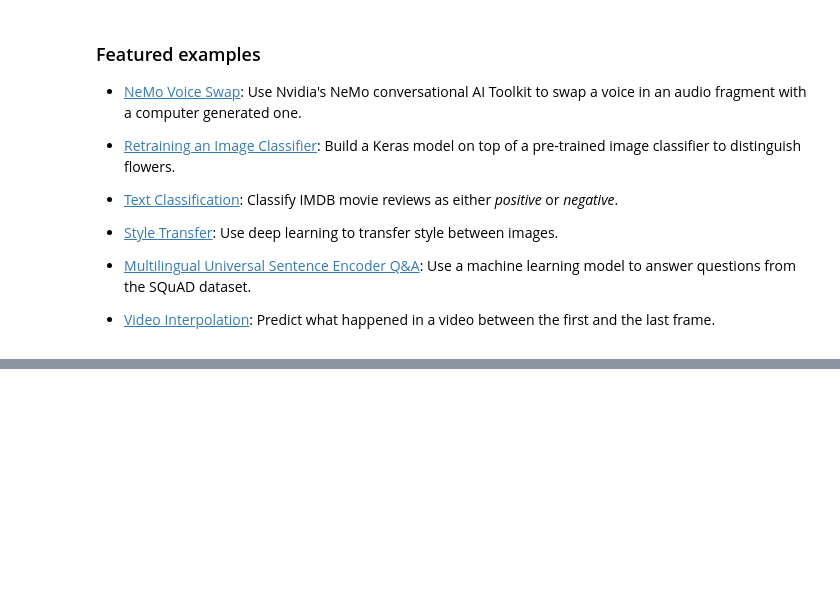
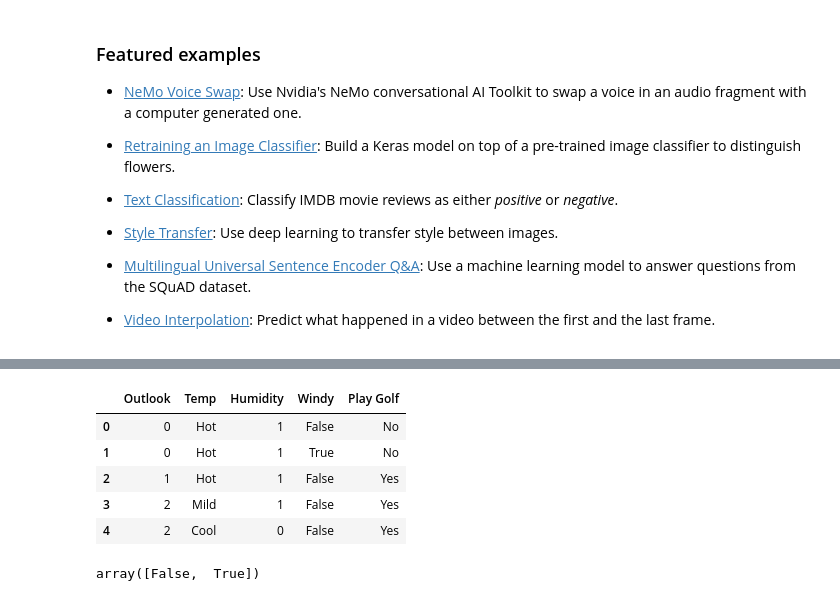
Before and after one commit to Er-Sonu/Sonu, a Jupyter notebook: Welcome_To_Colaboratory.ipynb, the cells around one changed output, grey strips where cells are left out. Drawn from its saved outputs; the diff is of its cells as text; code cells hidden in the pictures; blank space fills up the shorter version.

```diff
--- a/Welcome_To_Colaboratory.ipynb
+++ b/Welcome_To_Colaboratory.ipynb
@@ -334,0 +206,15 @@ plt.scatter(x,y,c=c)
+# %%
+data['Humidity'] = data['Humidity'].map(lambda x: 0 if x =='Normal' else 1)
+# %%
+data.head()
+# %% [output]
+|  | Outlook | Temp | Humidity | Windy | Play Golf |
+| 0 | 0 | Hot | 1 | False | No |
+| 1 | 0 | Hot | 1 | True | No |
+| 2 | 1 | Hot | 1 | False | Yes |
+| 3 | 2 | Mild | 1 | False | Yes |
+| 4 | 2 | Cool | 0 | False | Yes |
+# %%
+data['Windy'].unique()
+# %% [output]
+array([False,  True])
```
Also changed, not shown: parts of 64 cells of this notebook.
